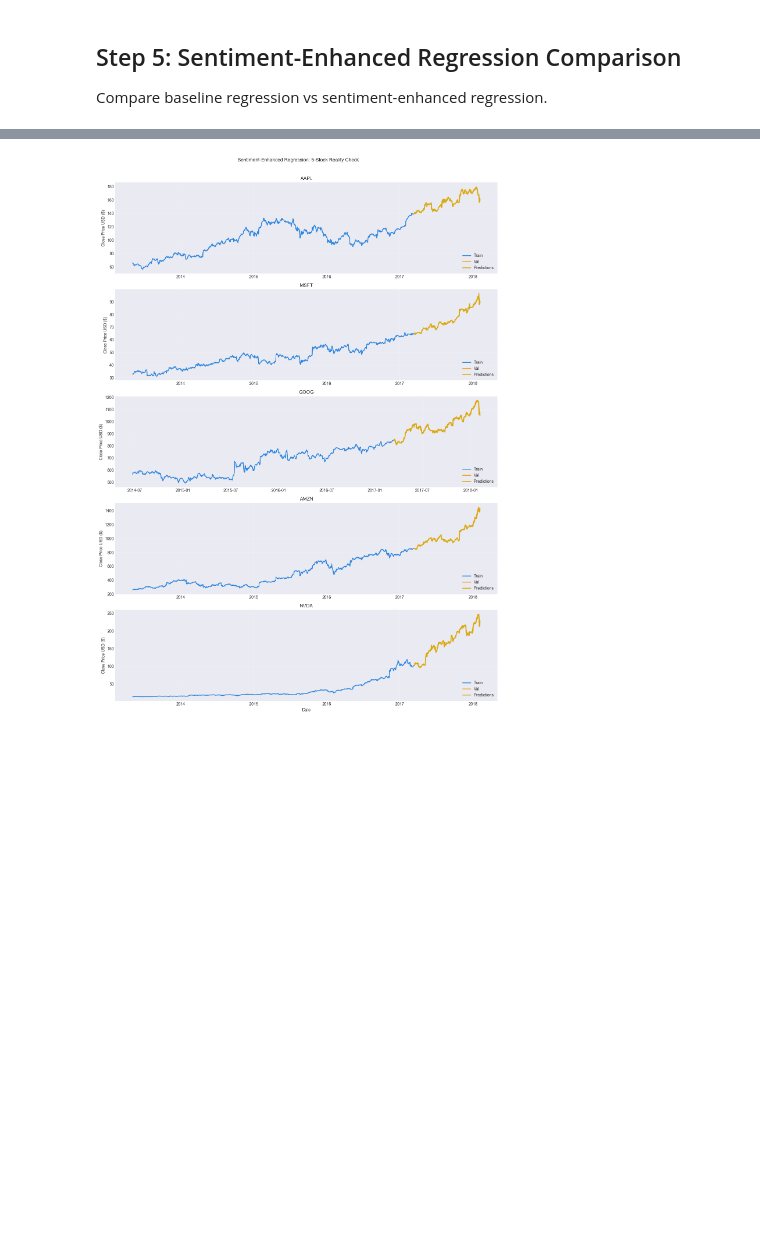
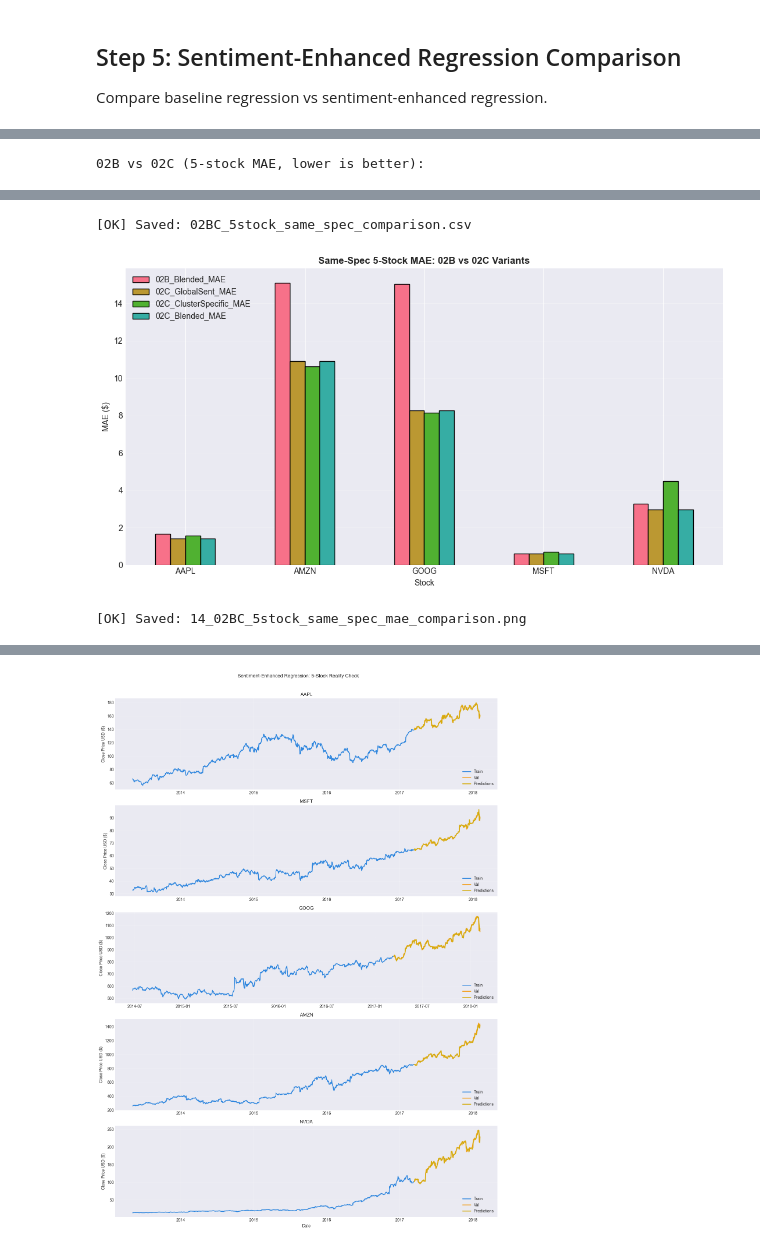
Before and after one commit to EnochCHIU-polyu/ML-in-Finance-Data-Project, a Jupyter notebook: project_folder/02_stock_price_regression/implementation/02C_Sentiment_Enhanced_Cluster_Regression.ipynb, the cells around one changed output, grey strips where cells are left out. Drawn from its saved outputs; the diff is of its cells as text; code cells hidden in the pictures; blank space fills up the shorter version.

```diff
--- a/project_folder/02_stock_price_regression/implementation/02C_Sentiment_Enhanced_Cluster_Regression.ipynb
+++ b/project_folder/02_stock_price_regression/implementation/02C_Sentiment_Enhanced_Cluster_Regression.ipynb
@@ -622,0 +1023,53 @@ Train period end: 2017-03-13 00:00:00 | Test period start: 2017-03-14 00:00:00
+# %%
+# Compare 02C (new cluster-specific variants) with 02B on the same 5 stocks
+path_02b_stock = DATA_DIR / '02B_stock_level_regression_performance.csv'
+
+if not path_02b_stock.exists():
+    print(f'[WARN] Missing 02B stock-level file: {path_02b_stock.name}')
+    print('Please run 02B notebook per-stock section first.')
+else:
+    perf_02b = pd.read_csv(path_02b_stock)
+    perf_02c = stock_perf_02c_df.copy()
+
+    compare_5_df = perf_02b[['Stock', 'Blended_MAE']].rename(columns={'Blended_MAE': '02B_Blended_MAE'})
+    compare_5_df = compare_5_df.merge(
+        perf_02c[['Stock', '02C_GlobalSent_MAE', '02C_ClusterSpecific_MAE', '02C_Blended_MAE']],
+        on='Stock',
+        how='inner'
+    )
+
+    for c in ['02B_Blended_MAE', '02C_GlobalSent_MAE', '02C_ClusterSpecific_MAE', '02C_Blended_MAE']:
+        compare_5_df[c] = compare_5_df[c].astype(float)
+
+    compare_5_df['Best_Model'] = compare_5_df[
+        ['02B_Blended_MAE', '02C_GlobalSent_MAE', '02C_ClusterSpecific_MAE', '02C_Blended_MAE']
+    ].idxmin(axis=1)
+    compare_5_df = compare_5_df.sort_values('Stock').reset_index(drop=True)
+
+    print('02B vs 02C (5-stock MAE, lower is better):')
+    display(compare_5_df)
+
+    out_compare = DATA_DIR / '02BC_5stock_same_spec_comparison.csv'
+    compare_5_df.to_csv(out_compare, index=False)
+    print(f'[OK] Saved: {out_compare.name}')
+
+    # Visualization
+    vis_cols = ['02B_Blended_MAE', '02C_GlobalSent_MAE', '02C_ClusterSpecific_MAE', '02C_Blended_MAE']
+    plot_cmp = compare_5_df.set_index('Stock')[vis_cols]
+
+    fig, ax = plt.subplots(figsize=(11, 6))
+    plot_cmp.plot(kind='bar', ax=ax, edgecolor='black')
+    ax.set_title('Same-Spec 5-Stock MAE: 02B vs 02C Variants', fontsize=12, fontweight='bold')
+    ax.set_ylabel('MAE ($)')
+    ax.set_xlabel('Stock')
+    ax.grid(axis='y', alpha=0.3)
+    ax.set_xticklabels(ax.get_xticklabels(), rotation=0)
+    ax.legend(loc='upper left')
+    plt.tight_layout()
+
+    out_cmp_plot = GRAPH_DIR / '14_02BC_5stock_same_spec_mae_comparison.png'
+    plt.savefig(str(out_cmp_plot), dpi=300, bbox_inches='tight')
+    plt.show()
+    print(f'[OK] Saved: {out_cmp_plot.name}')
+# %% [output]
+02B vs 02C (5-stock MAE, lower is better):
@@ -622,0 +1082,3 @@ Train period end: 2017-03-13 00:00:00 | Test period start: 2017-03-14 00:00:00
+[OK] Saved: 02BC_5stock_same_spec_comparison.csv
+[figure, added]
+[OK] Saved: 14_02BC_5stock_same_spec_mae_comparison.png
```
Also changed, not shown: parts of 10 cells of this notebook, 9 other files.
